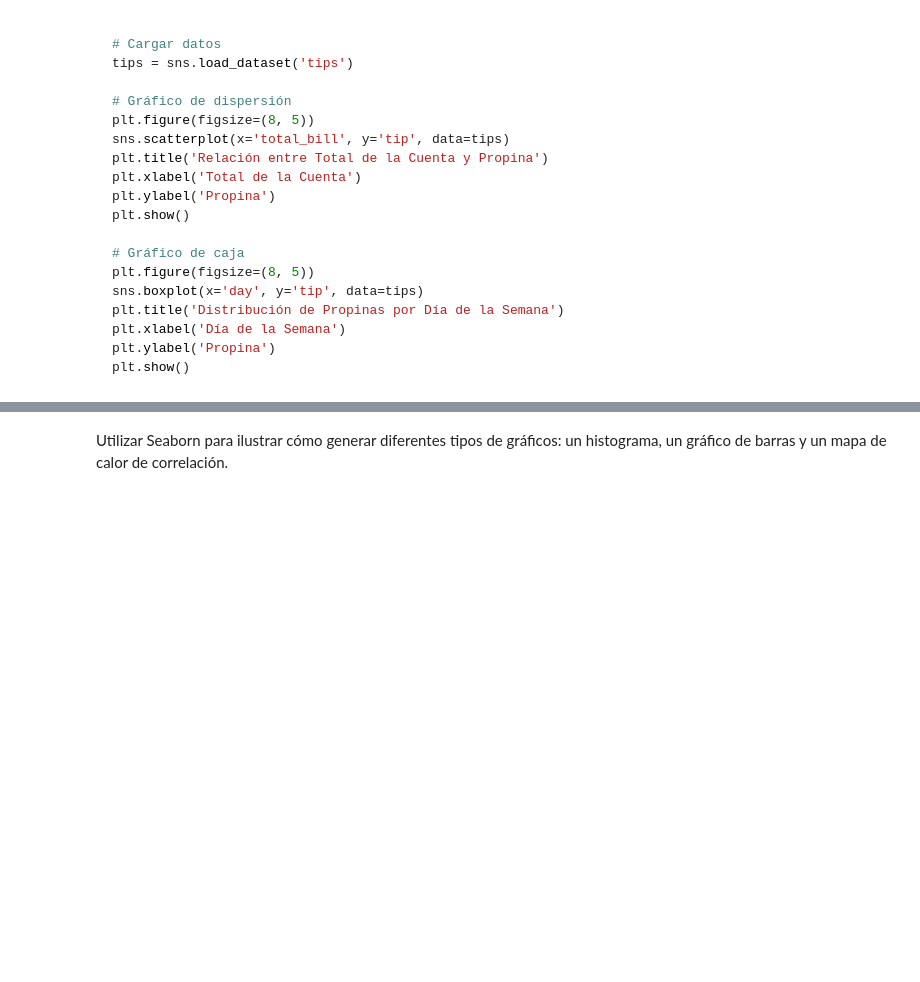
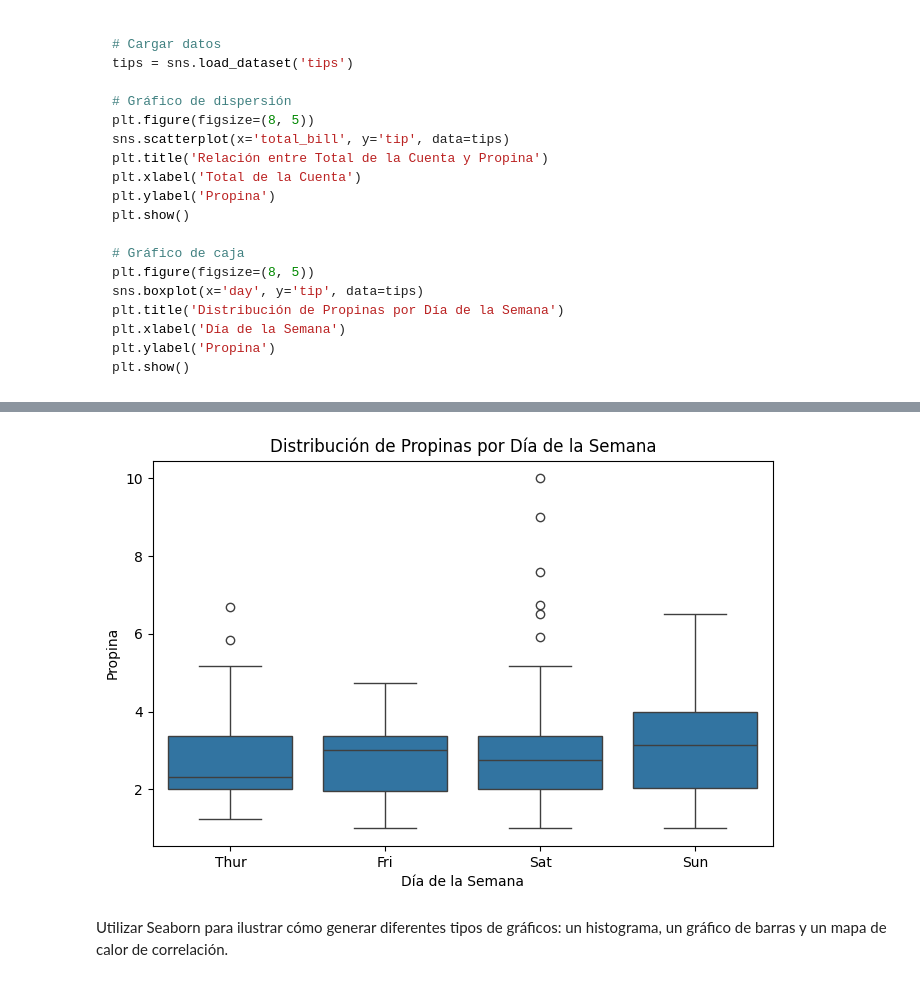
Before and after one commit to SimonGarcia01/ai-course, a Jupyter notebook: Python Review/3_PandasMatplotSeaborn.ipynb, the cells around one changed output, grey strips where cells are left out. Cells and saved outputs as stored; diff of their text form; code cells hidden in the pictures; blank space fills up the shorter version.

```diff
--- a/Python Review/3_PandasMatplotSeaborn.ipynb
+++ b/Python Review/3_PandasMatplotSeaborn.ipynb
@@ -1202,3 +1250,13 @@ plt.show()
+# %%
+# Gráfico de caja
+plt.figure(figsize=(8, 5))
+sns.boxplot(x='day', y='tip', data=tips)
+plt.title('Distribución de Propinas por Día de la Semana')
+plt.xlabel('Día de la Semana')
+plt.ylabel('Propina')
+plt.show()
+# %% [output]
+[figure, added]
 # %% [markdown]
 Utilizar Seaborn para ilustrar cómo generar diferentes tipos de gráficos: un histograma, un gráfico de barras y un mapa de calor de correlación.
 # %%
```
Also changed, not shown: parts of 6 cells of this notebook.
